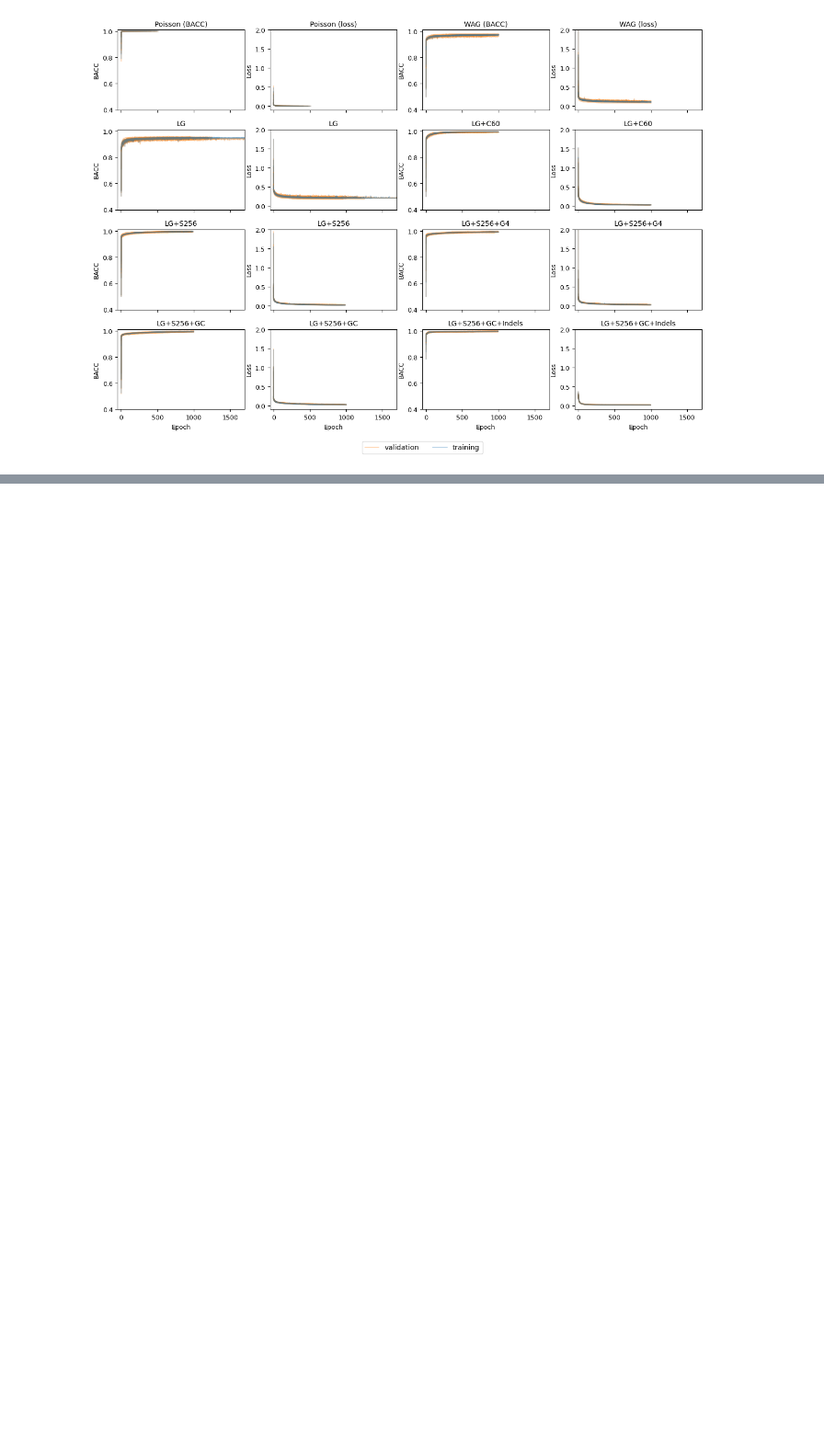
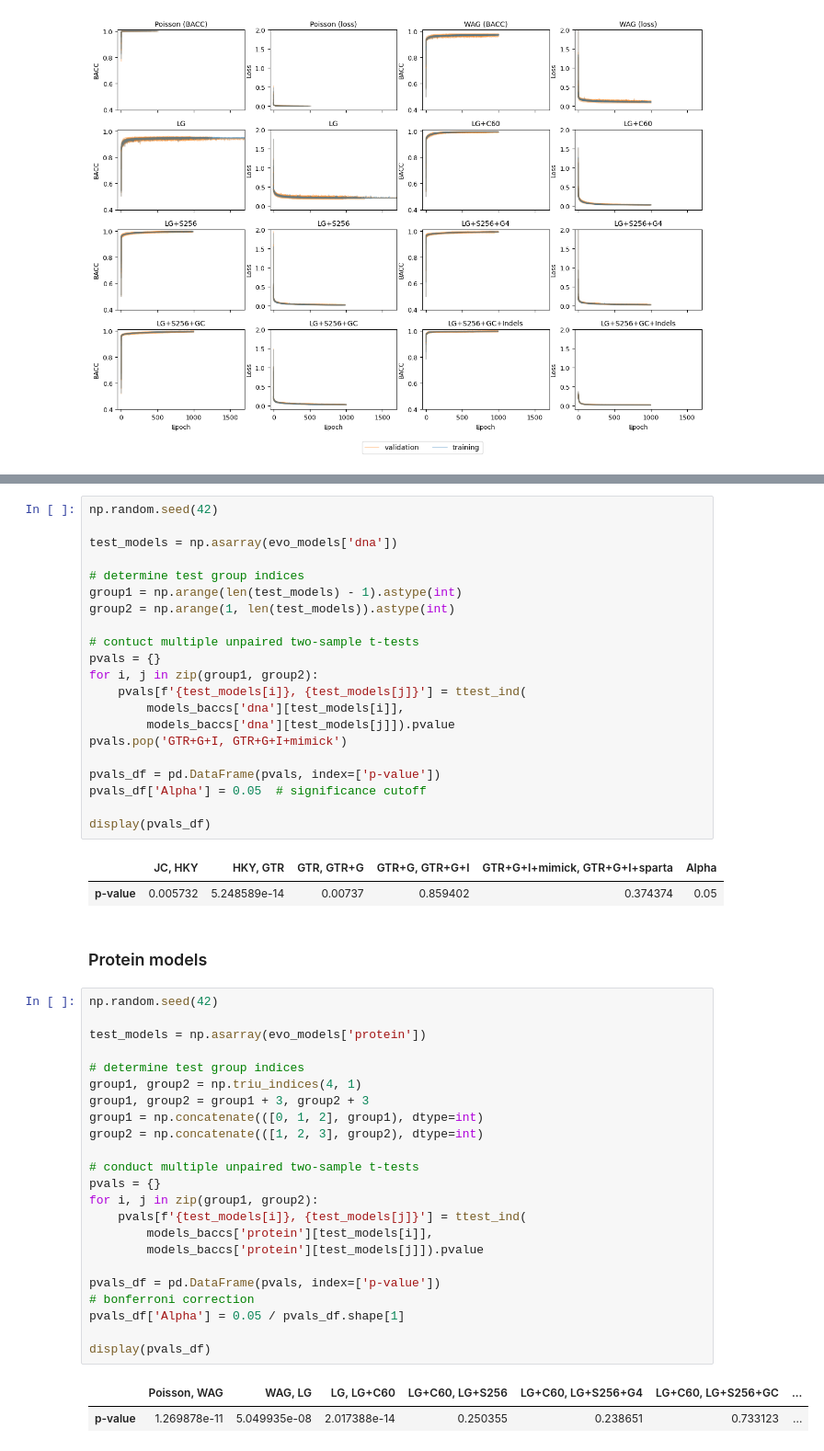
Before and after one commit to JohannaTrost/seqsharp, a Jupyter notebook: seqsharp/compare_models.ipynb, the cells around one changed output, grey strips where cells are left out. Shown at 92% size. Cells and saved outputs as stored; diff of their text form; blank space fills up the shorter version.

```diff
--- a/seqsharp/compare_models.ipynb
+++ b/seqsharp/compare_models.ipynb
@@ -143,0 +263,52 @@ for mol_type in mol_types:
+# %%
+np.random.seed(42)
+
+test_models = np.asarray(evo_models['dna'])
+
+# determine test group indices
+group1 = np.arange(len(test_models) - 1).astype(int)
+group2 = np.arange(1, len(test_models)).astype(int)
+
+# contuct multiple unpaired two-sample t-tests
+pvals = {}
+for i, j in zip(group1, group2):
+    pvals[f'{test_models[i]}, {test_models[j]}'] = ttest_ind(
+        models_baccs['dna'][test_models[i]],
+        models_baccs['dna'][test_models[j]]).pvalue
+pvals.pop('GTR+G+I, GTR+G+I+mimick')
+
+pvals_df = pd.DataFrame(pvals, index=['p-value'])
+pvals_df['Alpha'] = 0.05  # significance cutoff
+
+display(pvals_df)
+# %% [output]
+|  | JC, HKY | HKY, GTR | GTR, GTR+G | GTR+G, GTR+G+I | GTR+G+I+mimick, GTR+G+I+sparta | Alpha |
+| p-value | 0.005732 | 5.248589e-14 | 0.00737 | 0.859402 | 0.374374 | 0.05 |
+# %% [markdown]
+### Protein models
+# %%
+np.random.seed(42)
+
+test_models = np.asarray(evo_models['protein'])
+
+# determine test group indices
+group1, group2 = np.triu_indices(4, 1)
+group1, group2 = group1 + 3, group2 + 3
+group1 = np.concatenate(([0, 1, 2], group1), dtype=int)
+group2 = np.concatenate(([1, 2, 3], group2), dtype=int)
+
+# conduct multiple unpaired two-sample t-tests
+pvals = {}
+for i, j in zip(group1, group2):
+    pvals[f'{test_models[i]}, {test_models[j]}'] = ttest_ind(
+        models_baccs['protein'][test_models[i]],
+        models_baccs['protein'][test_models[j]]).pvalue
+
+pvals_df = pd.DataFrame(pvals, index=['p-value'])
+# bonferroni correction
+pvals_df['Alpha'] = 0.05 / pvals_df.shape[1]
+
+display(pvals_df)
+# %% [output]
+|  | Poisson, WAG | WAG, LG | LG, LG+C60 | LG+C60, LG+S256 | LG+C60, LG+S256+G4 | LG+C60, LG+S256+GC | ... |
+| p-value | 1.269878e-11 | 5.049935e-08 | 2.017388e-14 | 0.250355 | 0.238651 | 0.733123 | ... |
```
Also changed, not shown: parts of 9 cells of this notebook.
